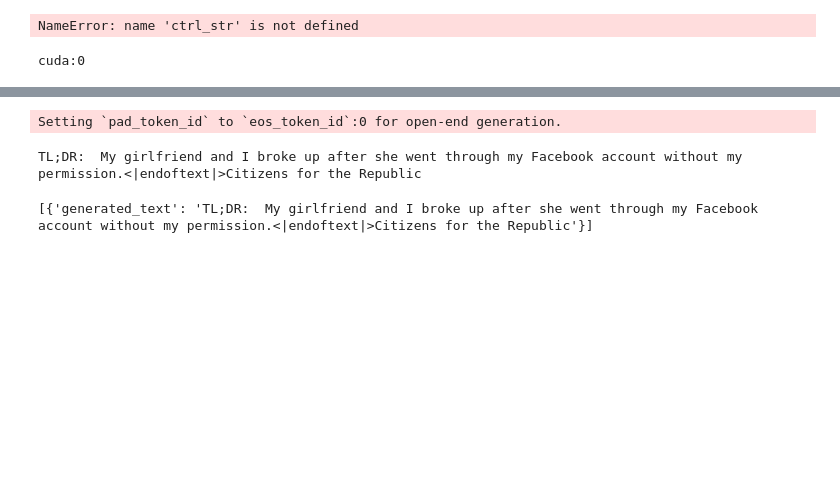
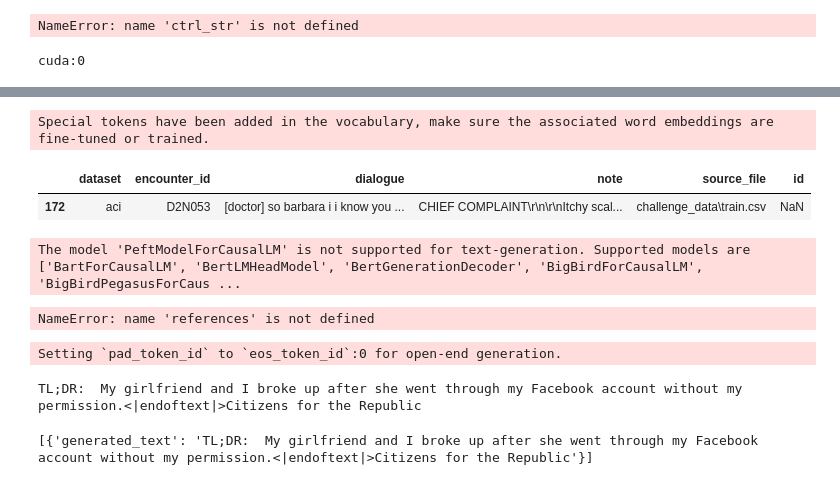
Before and after one commit to SaiVikrantG/MajorProject, a Jupyter notebook: rlhf-base.ipynb, the cells around one changed output, grey strips where cells are left out. Saved outputs shown, nothing was run; the diff lists cells and outputs as text; code cells hidden in the pictures; blank space fills up the shorter version.

```diff
--- a/rlhf-base.ipynb
+++ b/rlhf-base.ipynb
@@ -969,0 +1032,10 @@ starcoder_tokenizer.save_pretrained("D:\kshitij-weights-folder\qwen-aloe-rl-9-4-
+# %%
+DATA = r"C:\Users\BMSCE CSE.DESKTOP-IUB6THA\Downloads\kshitij\combined_clinical_notes.csv"
+df = pd.read_csv(DATA)
+
+# First split: 60% train, 40% temp (eval + test)
+train_df, temp_df = train_test_split(df, test_size=0.4, random_state=42)
+
+# Second split: 50% of temp (which is 20% of total) for eval, 50% for test
+eval_df, test_df = train_test_split(temp_df, test_size=0.5, random_state=42)
+train_df.head(1)
@@ -970,6 +1045,6 @@ starcoder_tokenizer.save_pretrained("D:\kshitij-weights-folder\qwen-aloe-rl-9-4-
 # %%
 # -- Path to your LoRA weights + tokenizer --
-model_dir = "D:\kshitij-weights-folder\qwen-aloe-rl-trained-4-4"
+model_dir = "D:\kshitij-weights-folder\qwen-aloe-rl-9-4-ppo-tuned"
 
 # -- 4-bit quantization config (same as training) --
 bnb_config = BitsAndBytesConfig(
@@ -1001,6 +1076,8 @@ lora_model = PeftModel.from_pretrained(
 tokenizer = AutoTokenizer.from_pretrained(model_dir)
 tokenizer.pad_token = tokenizer.eos_token
 tokenizer.padding_side = "left"
+# %% [output]
+Special tokens have been added in the vocabulary, make sure the associated word embeddings are fine-tuned or trained.
 # %%
 def return_prompt(conv):
     prompt = f"""
@@ -1040,6 +1117,13 @@ def return_prompt(conv):
     """
 
     return prompt
+# %%
+eval_df = test_df
+
+eval_df.head(1)
+# %% [output]
+|  | dataset | encounter_id | dialogue | note | source_file | id |
+| 172 | aci | D2N053 | [doctor] so barbara i i know you ... | CHIEF COMPLAINT\r\n\r\nItchy scal... | challenge_data\train.csv | NaN |
 # %%
 from transformers import pipeline
 summarizer = pipeline(
@@ -1065,12 +1149,13 @@ summarizer = pipeline(
 
 # notechat = load_dataset("akemiH/NoteChat")
 # eval_df = notechat["train"].select(range(5000, 7001)).to_pandas()
-eval_df = test_df
+eval_df = test_df[:20]
 
 # 2) Clean up missing data if present
-if eval_df.isnull().values.any():
-    print("Found missing values in the evaluation set. Dropping them.")
-    eval_df = eval_df.dropna()
+# if eval_df.isnull().values.any():
+#     print("Found missing values in the evaluation set. Dropping them.")
+#     eval_df = eval_df.dropna()
+
 
 # 3) Prepare batching parameters
 batch_size = 4
@@ -1133,9 +1218,15 @@ for i in tqdm(range(num_batches), desc="Generating Summaries"):
 
     # Append the reference texts
     references.extend(batch_refs)
+# %% [output]
+The model 'PeftModelForCausalLM' is not supported for text-generation. Supported models are ['BartForCausalLM', 'BertLMHeadModel', 'BertGenerationDecoder', 'BigBirdForCausalLM', 'BigBirdPegasusForCaus ...
 # %%
 src_list = eval_df["dialogue"].tolist()
 ref_list = eval_df["note"].tolist()
+# %%
+references
+# %% [output]
+NameError: name 'references' is not defined
 # %%
 output_list = []
 for pred in predictions:
```
Also changed, not shown: parts of 14 cells of this notebook.
